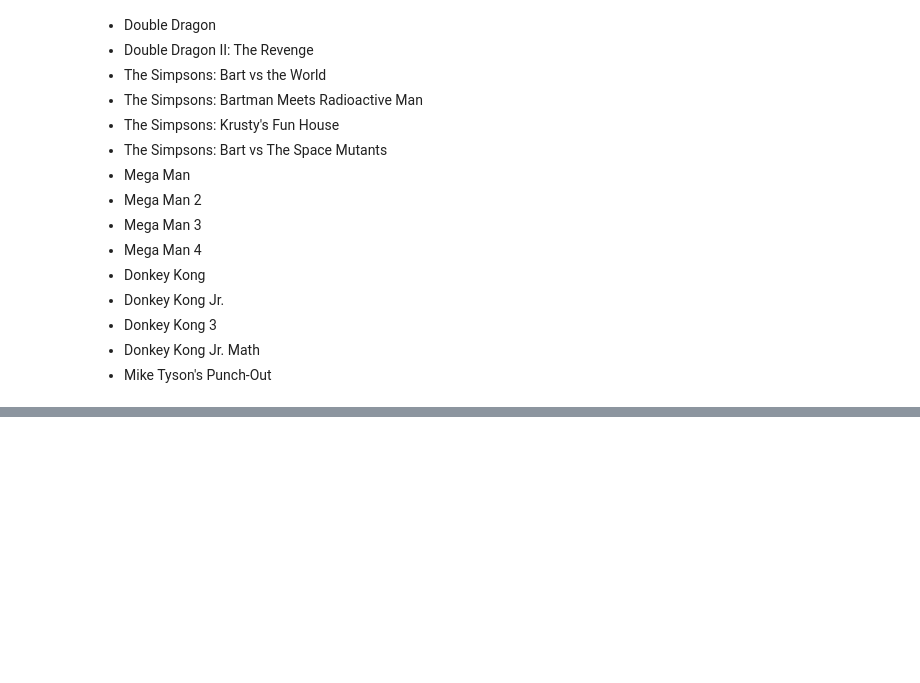
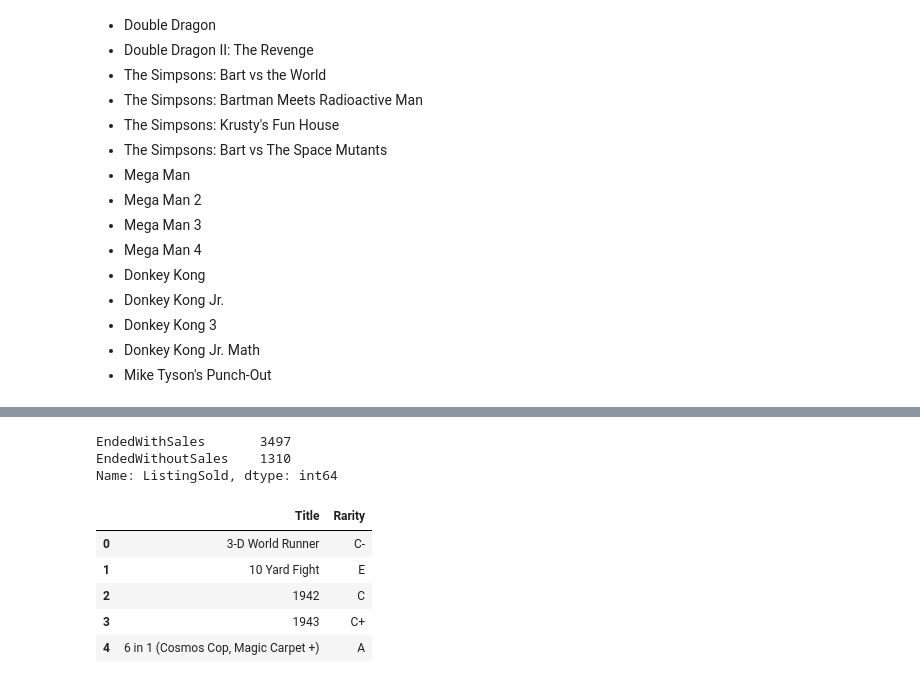
Before and after one commit to t-redactyl/Blog-posts, a Jupyter notebook: 2016-04-10-predicting-nes-game-prices-on-ebay-part-1-data-preparation.ipynb, the cells around one changed output, grey strips where cells are left out. Saved outputs shown, nothing was run; the diff lists cells and outputs as text; code cells hidden in the pictures; blank space fills up the shorter version.

```diff
--- a/2016-04-10-predicting-nes-game-prices-on-ebay-part-1-data-preparation.ipynb
+++ b/2016-04-10-predicting-nes-game-prices-on-ebay-part-1-data-preparation.ipynb
@@ -577,3 +574,9 @@ nes_df.loc[nes_df['Currency'].str.contains("EUR"),
 
 # Total AUD cost
 nes_df['TotalAUDCost'] = nes_df['EndingPriceAUD'] + nes_df['ShippingCostAUD']
+# %%
+nes_df['ListingSold'].value_counts()
+# %% [output]
+EndedWithSales       3497
+EndedWithoutSales    1310
+Name: ListingSold, dtype: int64
@@ -579,0 +589,10 @@ nes_df['TotalAUDCost'] = nes_df['EndingPriceAUD'] + nes_df['ShippingCostAUD']
+# %%
+nes_rarity = nes_rarity[['Title', 'Rarity']]
+nes_rarity[:5]
+# %% [output]
+|  | Title | Rarity |
+| 0 | 3-D World Runner | C- |
+| 1 | 10 Yard Fight | E |
+| 2 | 1942 | C |
+| 3 | 1943 | C+ |
+| 4 | 6 in 1 (Cosmos Cop, Magic Carpet +) | A |
```
Also changed, not shown: parts of 19 cells of this notebook.
